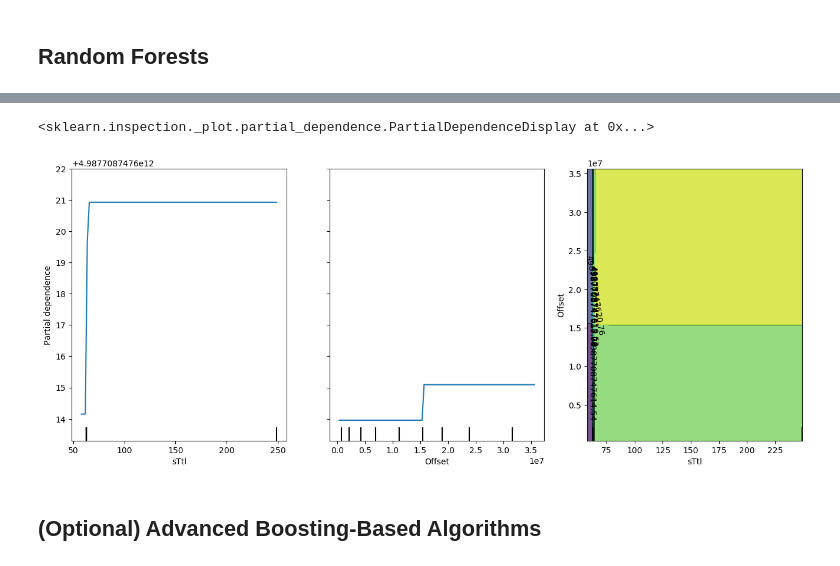
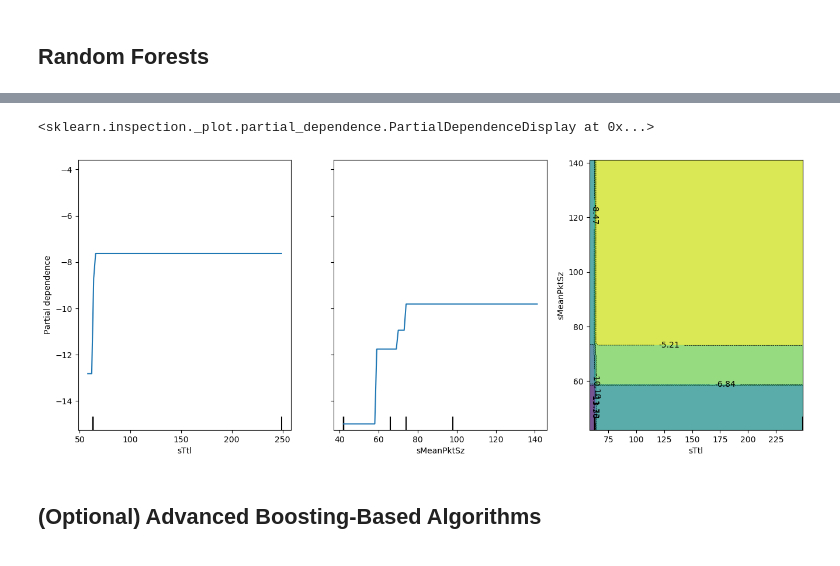
Before and after one commit to vi-c-o/data_analisys, a Jupyter notebook: machine_learning_test.ipynb, the cells around one changed output, grey strips where cells are left out. Cells and saved outputs as stored; diff of their text form; code cells hidden in the pictures.

```diff
--- a/machine_learning_test.ipynb
+++ b/machine_learning_test.ipynb
@@ -29,3 +30,8 @@ dfattacks_BS2  = pd.read_csv("BTS_2.csv", sep=",", names = ["Flgs", "Seq", "Dur"
 dfattacks_BS1 = dfattacks_BS1.drop(['dVid', 'SrcTCPBase','DstTCPBase', 'DstWin', 'SrcWin', 'sVid', 'SrcGap', 'DstGap', 'dHops', 'dTtl', 'dDSb', 'dTos'  ], axis=1)
 # %%
 dfattacks_BS2 = dfattacks_BS2.drop(['dVid', 'SrcTCPBase','DstTCPBase', 'DstWin', 'SrcWin', 'sVid', 'SrcGap', 'DstGap', 'dHops', 'dTtl', 'dDSb', 'dTos'  ], axis=1)
+# %%
+dfattacks_BS1 = dfattacks_BS1.drop(["Dur", "Mean", "Sum", "Min", "Max", "SrcPkts",
+                                    "DstPkts", "TotBytes", "SrcBytes", "SrcLoad" , "DstLoad", "SrcLoss",
+                                    "Rate", "SrcRate", "DstRate", "AckDat", "Attack_Type", "Attack_Tool"], axis=1)
+dfattacks_BS1.info()
@@ -31,0 +56,5 @@ dfattacks_BS2 = dfattacks_BS2.drop(['dVid', 'SrcTCPBase','DstTCPBase', 'DstWin',
+# %%
+dfattacks_BS2 = dfattacks_BS2.drop(["Dur", "Mean", "Sum", "Min", "Max", "SrcPkts",
+                                    "DstPkts", "TotBytes", "SrcBytes", "SrcLoad" , "DstLoad", "SrcLoss",
+                                    "Rate", "SrcRate", "DstRate", "AckDat", "Attack_Type", "Attack_Tool"], axis=1)
+dfattacks_BS2.info()
@@ -55,6 +102,6 @@ memory usage: 380.3+ MB
 # %%
 
-CombBS1_BS2= CombBS1_BS2.drop(["Attack_Tool", "Attack_Type"], axis=1)
+#CombBS1_BS2= CombBS1_BS2.drop(["Attack_Tool", "Attack_Type"], axis=1)
 
 CombBS1_BS2["Label"].value_counts()
 # %% [output]
@@ -93,0 +140,7 @@ memory usage: 352.4 MB
+# %%
+corr_BS1 = data.corr(numeric_only= False)
+sns.heatmap(corr_BS1)
+
+data = data.drop([ "Flgs", "Seq"], axis=1)
+corr_BS1 = data.corr(numeric_only= False)
+sns.heatmap(corr_BS1)
@@ -300,16 +356,16 @@ Text(0, 0.5, 'Mean decrease in impurity')
 # %%
 from sklearn.datasets import make_hastie_10_2
 from sklearn.ensemble import GradientBoostingClassifier
 from sklearn.inspection import PartialDependenceDisplay
 
 fig, ax = plt.subplots(figsize=(16, 6))
 clf = GradientBoostingClassifier(n_estimators=100, learning_rate=1.0,
      max_depth=1, random_state=0).fit(X_train, y_train)
-features = [11, 20, (11, 20)]
+features = [4, 10, (4, 10)]
 PartialDependenceDisplay.from_estimator(clf, X_train, features, ax=ax)
 # %% [output]
 <sklearn.inspection._plot.partial_dependence.PartialDependenceDisplay at 0x...>
-[figure, old version]
+[figure, new version]
 # %% [markdown]
 ## (Optional) Advanced Boosting-Based Algorithms
 # %% [markdown]
```
Also changed, not shown: parts of 30 cells of this notebook.
